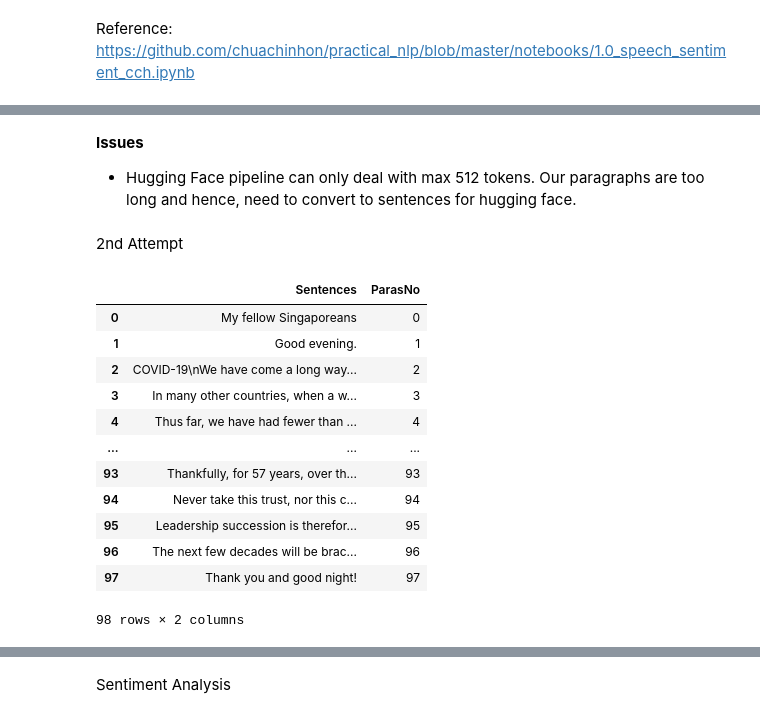
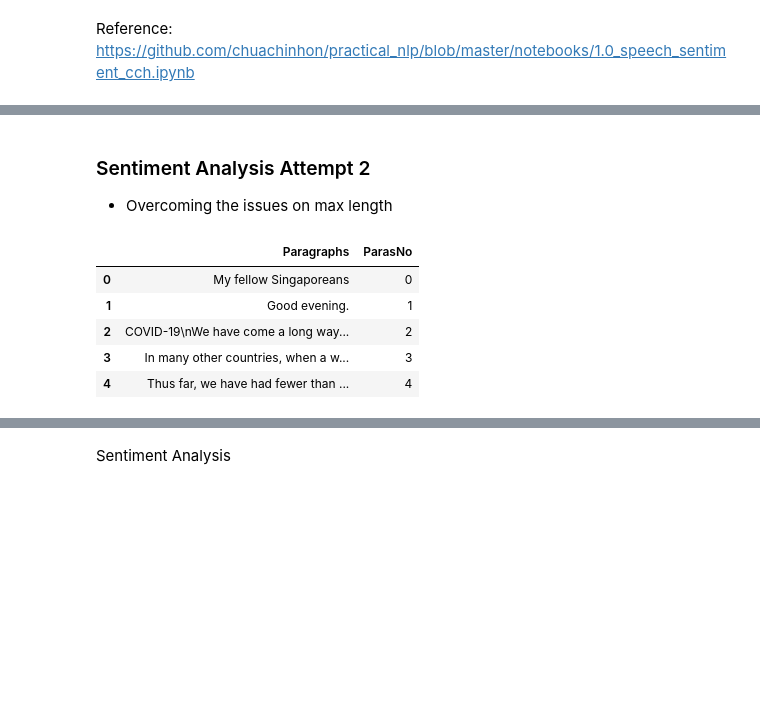
Before and after one commit to wesleydjingga/ISSS609-TAA-2022, a Jupyter notebook: Code/SentimentAnalysis.ipynb, the cells around one changed output, grey strips where cells are left out. Saved outputs shown, nothing was run; the diff lists cells and outputs as text; code cells hidden in the pictures; blank space fills up the shorter version.

```diff
--- a/Code/SentimentAnalysis.ipynb
+++ b/Code/SentimentAnalysis.ipynb
@@ -69,4 +40,3 @@ corpus = list(yr1982['Clean_Text'].values)
 # %%
-nlp_sentiment = pipeline(
-    "sentiment-analysis"
-)
+nlp_sentiment = pipeline("sentiment-analysis", model= "distilbert-base-uncased-finetuned-sst-2-english" )
+#using 'sentiment-analysis'same as "text-classification"
@@ -76,4 +43,3 @@ Using a pipeline without specifying a model name and revision in production is n
 # %%
-%%time
-yr1982["Sentiment"] = nlp_sentiment(corpus)
+df["Sentiment"] = nlp_sentiment(corpus)
 # %% [output]
@@ -81,7 +48,5 @@ Wall time: 11.1 s
 # %%
-# The pipeline's sentiment analysis output consists of a label and a score
-# I prefer to extract them into separate columns
+# Extract pipeline's sentiment analysis output that consists of a label and a score into separate columns
 
-yr1982['Sentiment_Label'] = [x.get('label') for x in yr1982['Sentiment']]
-
-yr1982['Sentiment_Score'] = [x.get('score') for x in yr1982['Sentiment']]
+df['Sentiment_Label'] = [x.get('label') for x in df['Sentiment']]
+df['Sentiment_Score'] = [x.get('score') for x in df['Sentiment']]
@@ -110,8 +53,6 @@ Name: Sentiment_Label, dtype: int64
-# %% [markdown]
-**Issues**
-- Hugging Face pipeline can only deal with max 512 tokens. Our paragraphs are too long and hence, need to convert to sentences for hugging face.
 # %% [markdown]
-2nd Attempt
+### Sentiment Analysis Attempt 2
+- Overcoming the issues on max length
 # %%
 # Define the file directory
 file_directory = '..\\Dataset\\'
@@ -121,4 +62,7 @@ with open(file_directory + '2022_eng.txt', 'r', encoding="utf8") as file_to_read
     df = file_to_read.read()
 # %%
 # Convert into dataframes, split by paragraphs
-df = (pd.DataFrame(df.split("\n\n"))).rename(columns={0: "Sentences"})
+df = (pd.DataFrame(df.split("\n\n"))).rename(columns={0: "Paragraphs"})
+
+#Create new column to store Paragraph Numbers
+df['ParasNo'] = df.index
@@ -127,19 +69,12 @@ df['ParasNo'] = df.index
 # %%
-df
+df.head()
 # %% [output]
-|  | Sentences | ParasNo |
+|  | Paragraphs | ParasNo |
 | 0 | My fellow Singaporeans | 0 |
 | 1 | Good evening. | 1 |
 | 2 | COVID-19\nWe have come a long way... | 2 |
 | 3 | In many other countries, when a w... | 3 |
 | 4 | Thus far, we have had fewer than ... | 4 |
-| ... | ... | ... |
-| 93 | Thankfully, for 57 years, over th... | 93 |
-| 94 | Never take this trust, nor this c... | 94 |
-| 95 | Leadership succession is therefor... | 95 |
-| 96 | The next few decades will be brac... | 96 |
-| 97 | Thank you and good night! | 97 |
-98 rows × 2 columns
 # %%
 import numpy as np
 from itertools import chain
```
Also changed, not shown: parts of 28 cells of this notebook.
